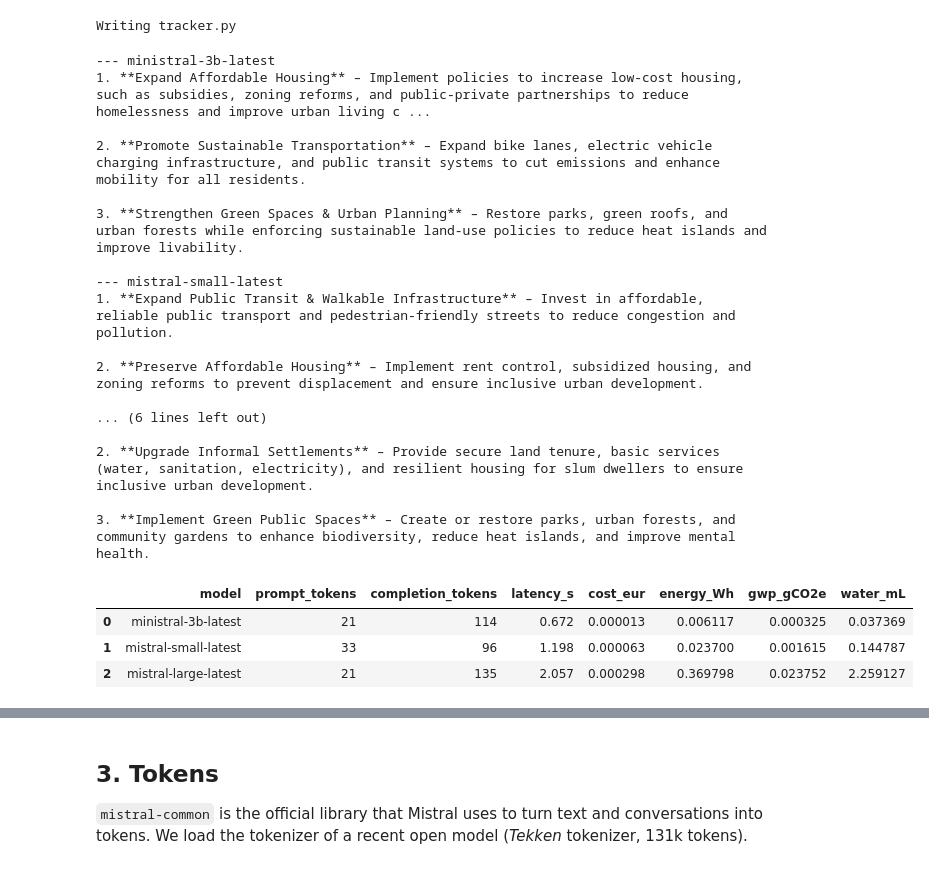
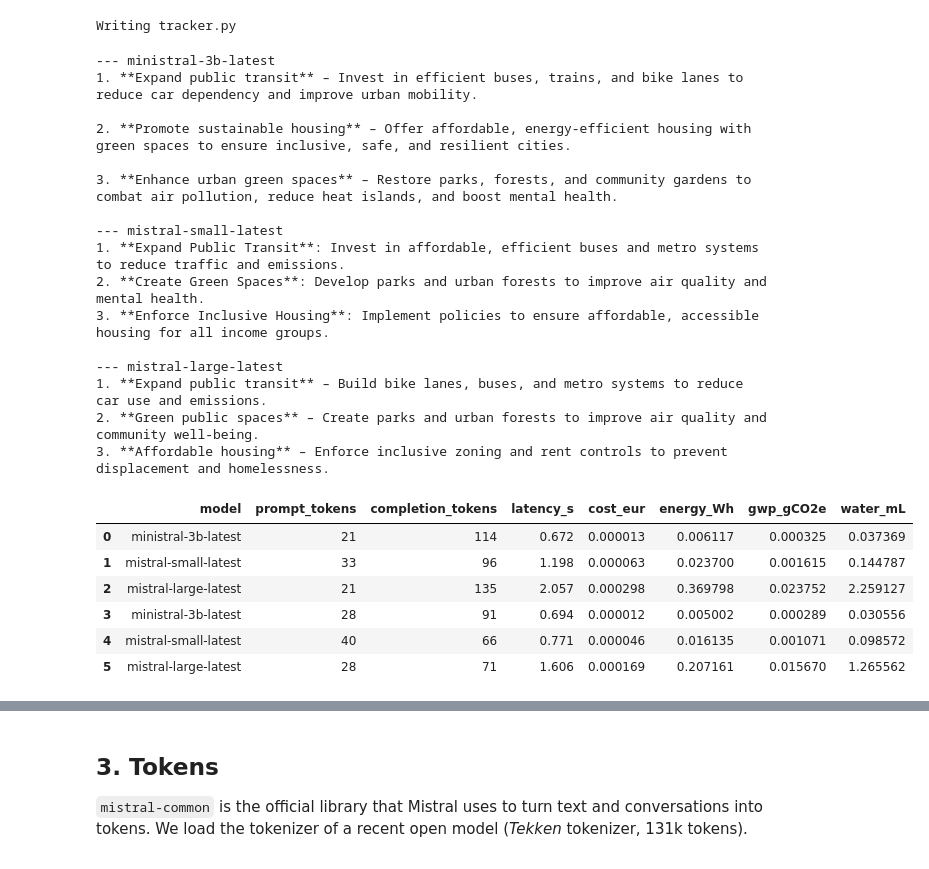
Before and after one commit to Valatras/mistral-sdg-project, a Jupyter notebook: Notebooks/LLM_Fundamentals/jup.ipynb, the cells around one changed output, grey strips where cells are left out. Saved outputs shown, nothing was run; the diff lists cells and outputs as text; code cells hidden in the pictures.

```diff
--- a/jup.ipynb
+++ b/Notebooks/LLM_Fundamentals/jup.ipynb
@@ -262,41 +262,43 @@ Writing tracker.py
 # %%
 import importlib
 import tracker
 importlib.reload(tracker)
 assert "cost_eur" in getattr(tracker, "FIELDS", []), (
     "tracker.py is an old version: run the %%writefile tracker.py cell of this notebook (or of notebook 3)")
 
-question = [{"role": "user", "content": "Give three concrete actions a city can take for SDG 11. Be brief."}]
+question = [{"role": "user", "content": "Give three concrete actions a city can take for SDG 11. Be brief, at most 30 words."}]
 for model in (TINY, SMALL, LARGE):
     r = tracker.tracked_chat(client, model, question, prices=PRICES, prompt_version="v0", tag="first-calls")
     print(f"--- {model}\n{r.choices[0].message.content}\n")
 
 log = tracker.load_log()
 models_costs = log[log.tag == "first-calls"][["model", "prompt_tokens", "completion_tokens", "latency_s",
                                 "cost_eur", "energy_Wh", "gwp_gCO2e", "water_mL"]]
 models_costs
 # %% [output]
 --- ministral-3b-latest
-1. **Expand Affordable Housing** – Implement policies to increase low-cost housing, such as subsidies, zoning reforms, and public-private partnerships to reduce homelessness and improve urban living c ...
+1. **Expand public transit** – Invest in efficient buses, trains, and bike lanes to reduce car dependency and improve urban mobility.
 
-2. **Promote Sustainable Transportation** – Expand bike lanes, electric vehicle charging infrastructure, and public transit systems to cut emissions and enhance mobility for all residents.
+2. **Promote sustainable housing** – Offer affordable, energy-efficient housing with green spaces to ensure inclusive, safe, and resilient cities.
 
-3. **Strengthen Green Spaces & Urban Planning** – Restore parks, green roofs, and urban forests while enforcing sustainable land-use policies to reduce heat islands and improve livability.
+3. **Enhance urban green spaces** – Restore parks, forests, and community gardens to combat air pollution, reduce heat islands, and boost mental health.
 
 --- mistral-small-latest
-1. **Expand Public Transit & Walkable Infrastructure** – Invest in affordable, reliable public transport and pedestrian-friendly streets to reduce congestion and pollution.
+1. **Expand Public Transit**: Invest in affordable, efficient buses and metro systems to reduce traffic and emissions.
+2. **Create Green Spaces**: Develop parks and urban forests to improve air quality and mental health.
+3. **Enforce Inclusive Housing**: Implement policies to ensure affordable, accessible housing for all income groups.
 
-2. **Preserve Affordable Housing** – Implement rent control, subsidized housing, and zoning reforms to prevent displacement and ensure inclusive urban development.
-
-... (6 lines left out)
-
-2. **Upgrade Informal Settlements** – Provide secure land tenure, basic services (water, sanitation, electricity), and resilient housing for slum dwellers to ensure inclusive urban development.
-
-3. **Implement Green Public Spaces** – Create or restore parks, urban forests, and community gardens to enhance biodiversity, reduce heat islands, and improve mental health.
+--- mistral-large-latest
+1. **Expand public transit** – Build bike lanes, buses, and metro systems to reduce car use and emissions.
+2. **Green public spaces** – Create parks and urban forests to improve air quality and community well-being.
+3. **Affordable housing** – Enforce inclusive zoning and rent controls to prevent displacement and homelessness.
 |  | model | prompt_tokens | completion_tokens | latency_s | cost_eur | energy_Wh | gwp_gCO2e | water_mL |
 | 0 | ministral-3b-latest | 21 | 114 | 0.672 | 0.000013 | 0.006117 | 0.000325 | 0.037369 |
 | 1 | mistral-small-latest | 33 | 96 | 1.198 | 0.000063 | 0.023700 | 0.001615 | 0.144787 |
 | 2 | mistral-large-latest | 21 | 135 | 2.057 | 0.000298 | 0.369798 | 0.023752 | 2.259127 |
+| 3 | ministral-3b-latest | 28 | 91 | 0.694 | 0.000012 | 0.005002 | 0.000289 | 0.030556 |
+| 4 | mistral-small-latest | 40 | 66 | 0.771 | 0.000046 | 0.016135 | 0.001071 | 0.098572 |
+| 5 | mistral-large-latest | 28 | 71 | 1.606 | 0.000169 | 0.207161 | 0.015670 | 1.265562 |
 # %%
 # ✏️ Exercise 3
 # a) By how much does the estimated footprint grow from TINY to LARGE for this question?
```
Also changed, not shown: parts of 5 cells of this notebook, 11 other files.
